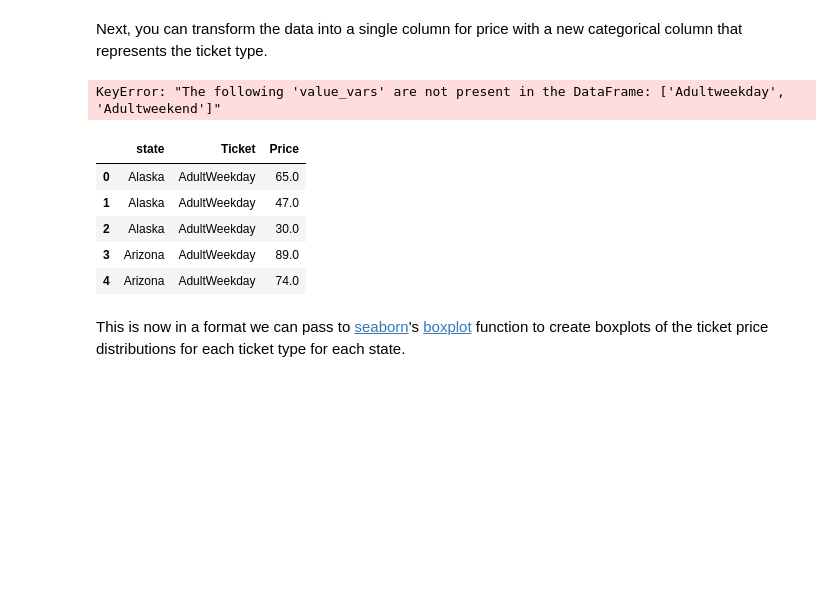
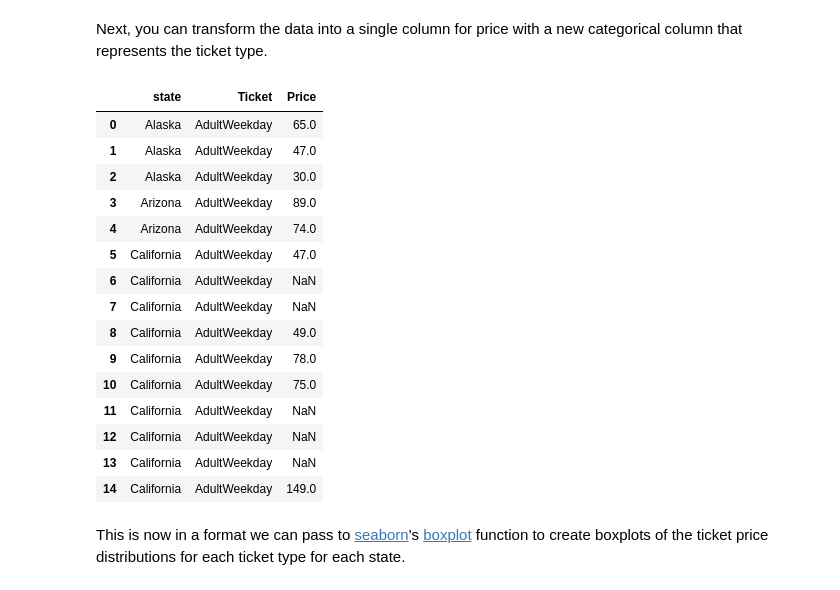
Before and after one commit to Me4ta/DataScienceGuidedCapstone, a Jupyter notebook: Notebooks/02_data_wrangling.ipynb, the cells around one changed output. Drawn from its saved outputs; the diff is of its cells as text; code cells hidden in the pictures; blank space fills up the shorter version.

```diff
--- a/Notebooks/02_data_wrangling.ipynb
+++ b/Notebooks/02_data_wrangling.ipynb
@@ -435,20 +435,28 @@ Next, you can transform the data into a single column for price with a new categ
 #name the weekday/weekend indicator column 'Ticket' via the `var_name` argument
 ticket_prices = pd.melt(ski_data[['state', 'AdultWeekday', 'AdultWeekend']],
                         id_vars='state',
-                        var_name='___',
-                        value_vars=[___, ___],
-                        value_name=___)
+                        var_name='Ticket',
+                        value_vars=['AdultWeekday', 'AdultWeekend'],
+                        value_name='Price')
-# %% [output]
-KeyError: "The following 'value_vars' are not present in the DataFrame: ['Adultweekday', 'Adultweekend']"
 # %%
-ticket_prices.head()
+ticket_prices.head(15)
 # %% [output]
 |  | state | Ticket | Price |
 | 0 | Alaska | AdultWeekday | 65.0 |
 | 1 | Alaska | AdultWeekday | 47.0 |
 | 2 | Alaska | AdultWeekday | 30.0 |
 | 3 | Arizona | AdultWeekday | 89.0 |
 | 4 | Arizona | AdultWeekday | 74.0 |
+| 5 | California | AdultWeekday | 47.0 |
+| 6 | California | AdultWeekday | NaN |
+| 7 | California | AdultWeekday | NaN |
+| 8 | California | AdultWeekday | 49.0 |
+| 9 | California | AdultWeekday | 78.0 |
+| 10 | California | AdultWeekday | 75.0 |
+| 11 | California | AdultWeekday | NaN |
+| 12 | California | AdultWeekday | NaN |
+| 13 | California | AdultWeekday | NaN |
+| 14 | California | AdultWeekday | 149.0 |
 # %% [markdown]
 This is now in a format we can pass to [seaborn](https://seaborn.pydata.org/)'s [boxplot](https://seaborn.pydata.org/generated/seaborn.boxplot.html) function to create boxplots of the ticket price distributions for each ticket type for each state.
 # %%
```
Also changed, not shown: parts of 1 cell of this notebook.
